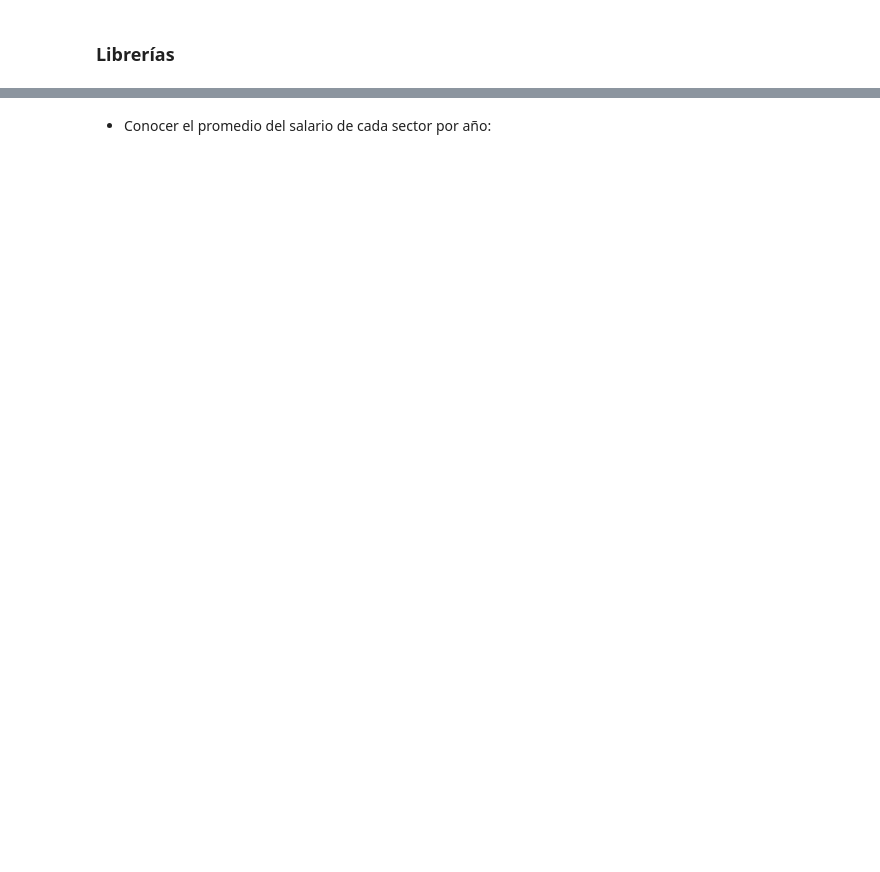
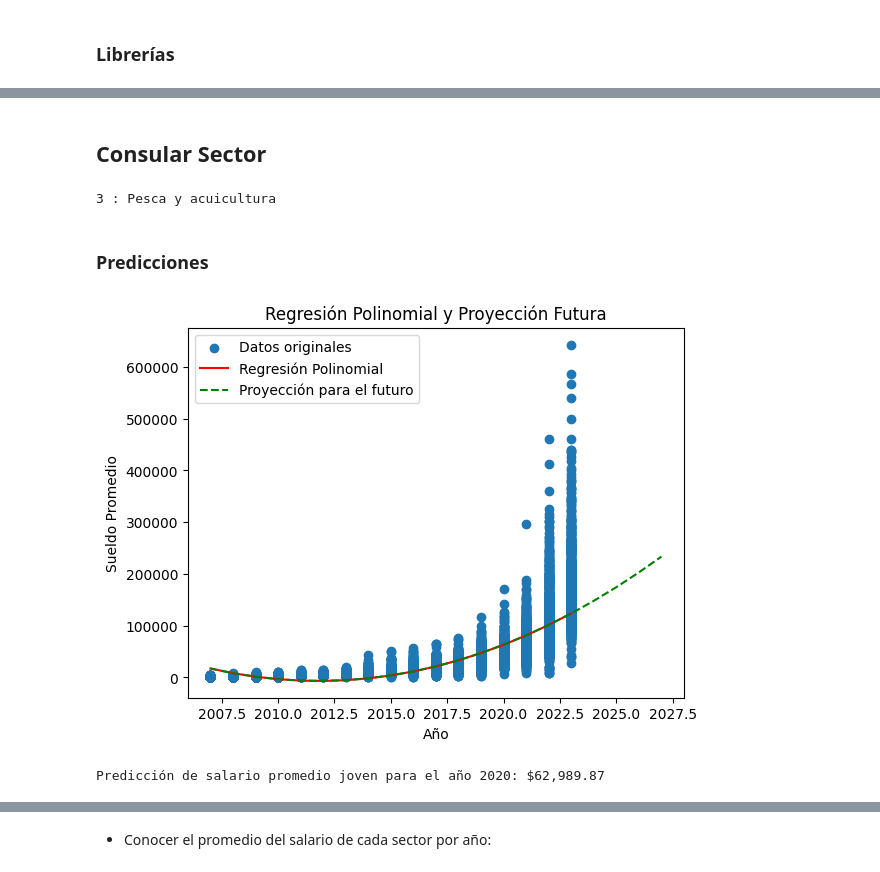
Before and after one commit to IlledNacu/TP2mate3, a Jupyter notebook: TP_SalarioJoven.ipynb, the cells around one changed output, grey strips where cells are left out. Saved outputs shown, nothing was run; the diff lists cells and outputs as text; code cells hidden in the pictures; blank space fills up the shorter version.

```diff
--- a/TP_SalarioJoven.ipynb
+++ b/TP_SalarioJoven.ipynb
@@ -66,0 +253,63 @@ Referencias de cada sector:
+# %% [markdown]
+## Consular Sector
+# %%
+# Función que devuelve el nombre del sector basado en su número, para facilitar la lectura del gráfico anterior
+def buscar_sector(_sector):
+    print(_sector, ":", sectores_descripcion[_sector])
+
+sector_a_buscar = int(input("Número del sector que desea buscar en el diccionario:"))
+buscar_sector(sector_a_buscar)
+# %% [output]
+3 : Pesca y acuicultura
+# %% [markdown]
+### Predicciones
+# %%
+from sklearn.preprocessing import PolynomialFeatures
+from sklearn.pipeline import make_pipeline
+from sklearn.linear_model import LinearRegression
+from sklearn.model_selection import train_test_split
+from sklearn.metrics import mean_squared_error, r2_score
+
+# Agregamos una columna de año
+dfSalarios['Año'] = dfSalarios['Fecha'].dt.year
+
+X = dfSalarios[['Año']].values
+y = dfSalarios['Sueldo Promedio'].values
+
+# Dividimos los datos en conjuntos de entrenamiento y prueba (80% entrenamiento, 20% prueba)
+X_train, X_test, y_train, y_test = train_test_split(X, y, test_size=0.2, random_state=42)
+
+# Trabajamos con polinomios porque al hacer un gráfico de recta comprobamos que nuestros datos hacían una curva
+grado_polinomio = 2
+
+# Creamos el modelo de regresión polinomial
+modelo_polinomial = make_pipeline(PolynomialFeatures(degree=grado_polinomio), LinearRegression())
+
+# Ajustamos el modelo en todo el conjunto de datos
+modelo_polinomial.fit(X, y)
+
+# Predecimos el salario para los datos originales
+y_pred = modelo_polinomial.predict(X)
+
+# Predecimos el salario para valores de años futuros (para graficar la proyección)
+años_futuros = np.arange(X.min(), X.max() + 5).reshape(-1, 1)  # proyección para 5 años adicionales
+y_pred_futuro = modelo_polinomial.predict(años_futuros)
+
+# Graficamos los datos originales y la regresión polinomial
+plt.scatter(X, y, label='Datos originales')
+plt.plot(X, y_pred, label='Regresión Polinomial', color='red')
+plt.plot(años_futuros, y_pred_futuro, label='Proyección para el futuro', linestyle='--', color='green')
+plt.xlabel('Año')
+plt.ylabel('Sueldo Promedio')
+plt.title('Regresión Polinomial y Proyección Futura')
+plt.legend()
+plt.show()
+
+# Prevemos el salario para el año pedido
+anio = input("Año que desea predecir:")
+sueldo_proximo_anio = modelo_polinomial.predict([[anio]])
+
+print(f"Predicción de salario promedio joven para el año {anio}: ${sueldo_proximo_anio[0]:,.2f}")
+# %% [output]
+[figure, added]
+Predicción de salario promedio joven para el año 2020: $62,989.87
```
Also changed, not shown: parts of 34 cells of this notebook, 1 other file.
